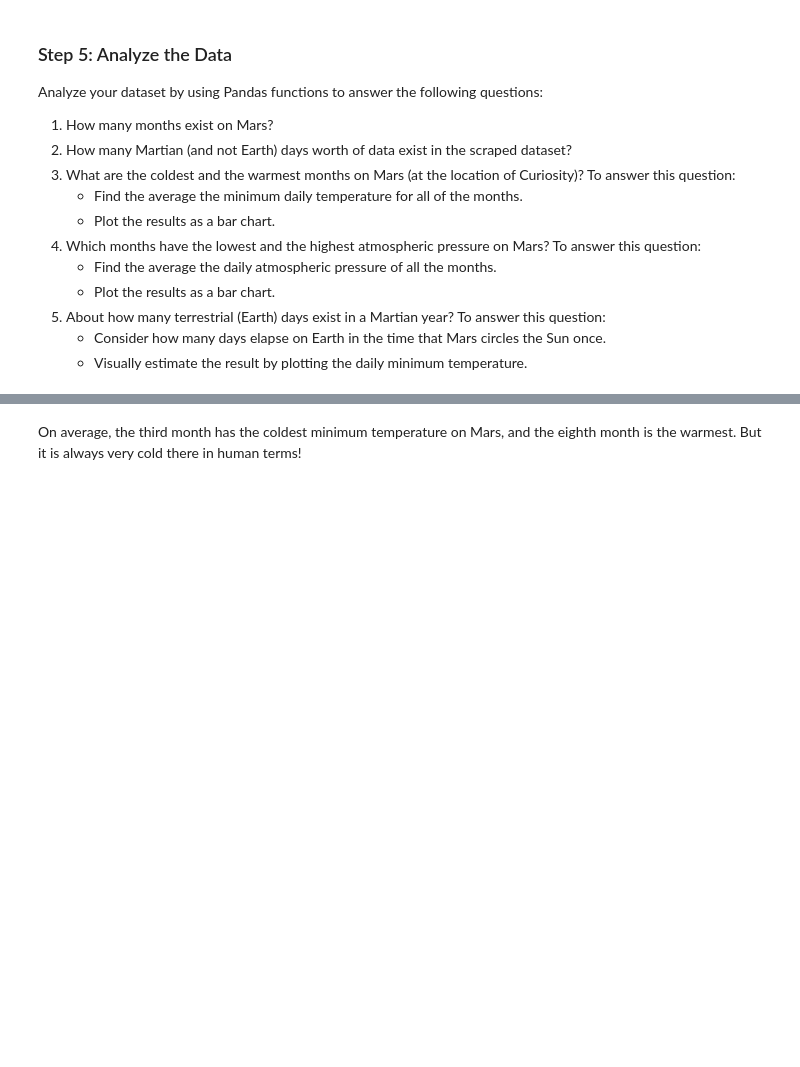
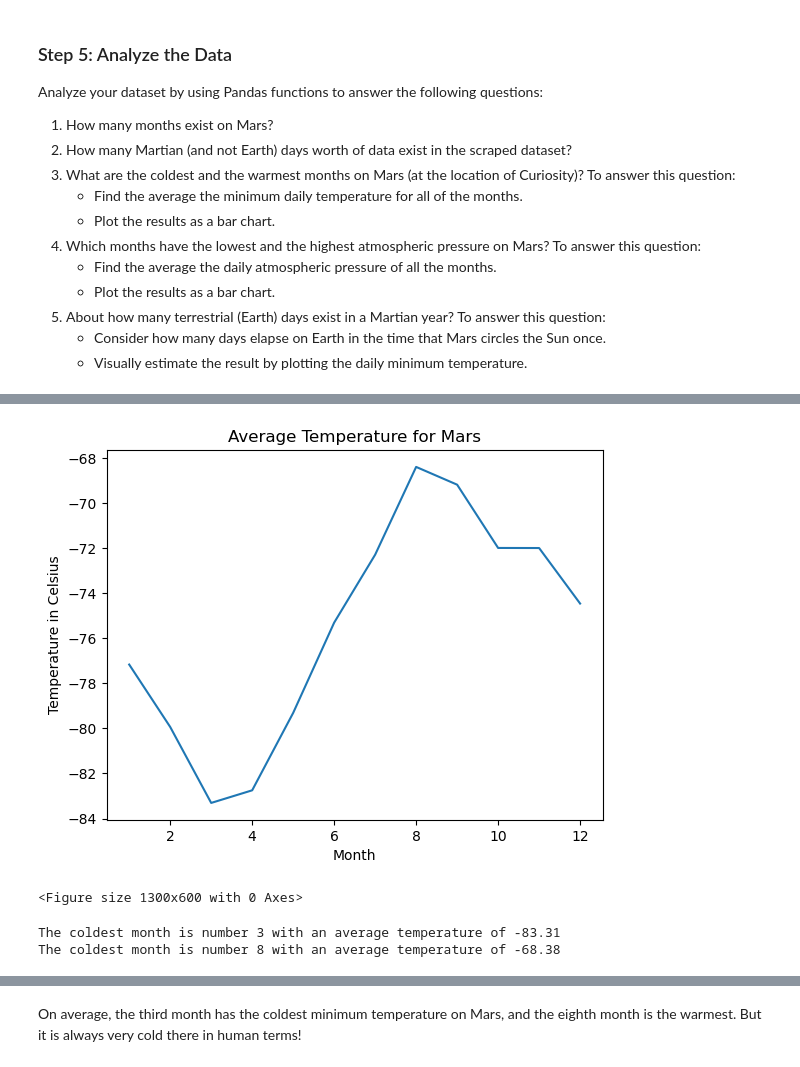
Before and after one commit to Clauym/data-collection, a Jupyter notebook: part_2_mars_weather.ipynb, the cells around one changed output, grey strips where cells are left out. Drawn from its saved outputs; the diff is of its cells as text; code cells hidden in the pictures; blank space fills up the shorter version.

```diff
--- a/part_2_mars_weather.ipynb
+++ b/part_2_mars_weather.ipynb
@@ -55,0 +70,19 @@ weather=[]
+# %%
+# Create an empty list
+weather=[]
+# Loop through the scraped data to create a list of rows
+rows=table.find_all('tr', class_="data-row") #.find_all('tr') #then list ... if rows=table.find('tr', class_="data-row")then object  find_all('tr', class_="data-row")
+
+#Store the data
+for row in rows:
+   data_list=[]
+   data=row.find_all('td')
+   for dat in data:
+      element_txt=dat.text.strip()
+      data_list.append(element_txt)
+   weather.append(data_list)
+
+print(weather)
+
+#Create dictionaries for each row
+columns=["id", "terrestrial_date", 'sol', "ls", "month", "min_temp", "pressure"]
@@ -56,4 +91,5 @@ weather=[]
 # %%
 # Create a Pandas DataFrame by using the list of rows and a list of the column names
+mars_df=pd.DataFrame(weather, columns=columns).set_index('id')
 # %%
 # Confirm DataFrame was created successfully
@@ -70,2 +129,10 @@ Examine the data types that are currently associated with each column. If necess
+# %%
+# Change data types for data analysis
+mars_df["sol"]=pd.to_numeric(mars_df["sol"])
+# Use a dictionary to columns
+types_dict = {'sol': int,'ls': float,'month':int,'min_temp': float,'pressure': float}
+mars_df = mars_df.astype(types_dict)
+#Convert the date
+cucu=mars_df['terrestrial_date']=pd.to_datetime(mars_df['terrestrial_date'])
 # %%
 # Confirm type changes were successful by examining data types again
@@ -92,2 +176,5 @@ Analyze your dataset by using Pandas functions to answer the following questions
 # %%
 # 3. What is the average low temperature by month?
+average_temp_by_month=mars_df.groupby(["month"]).mean()["min_temp"]
+avg_temp_df=pd.DataFrame({"Average Temperature":average_temp_by_month})
+avg_temp_df
@@ -98,2 +196,31 @@ Analyze your dataset by using Pandas functions to answer the following questions
+# %%
+# Plot the average temperature by month
+temp_graph=plt.plot(avg_temp_df)
+plt.title('Average Temperature for Mars')
+plt.xlabel('Month')
+plt.ylabel('Temperature in Celsius')
+plt.figure(figsize=(13,6))
+
+# Save the figure
+plt.savefig("Output/Mars_temp.png")
+
+# Show plot
+plt.show()
+# %% [output]
+[figure, added]
+<Figure size 1300x600 with 0 Axes>
+# %%
+# Identify the coldest and hottest months in Curiosity's location
+coldest_temp=avg_temp_df['Average Temperature'].min()
+warmest_temp=avg_temp_df['Average Temperature'].max()
+coldest=avg_temp_df.index[avg_temp_df['Average Temperature']==coldest_temp].tolist()[0]
+warmest=avg_temp_df.index[avg_temp_df['Average Temperature']==hottest_temp].tolist()[0]
+
+#Print the coldest and hottest months in Mars
+print(f"The coldest month is number {coldest} with an average temperature of {round(coldest_temp,2)}")
+print(f"The warmest month is number {warmest} with an average temperature of {round(warmest_temp,2)}")
+# %% [output]
+The coldest month is number 3 with an average temperature of -83.31
+The coldest month is number 8 with an average temperature of -68.38
 # %%
 # 4. Average pressure by Martian month
```
Also changed, not shown: parts of 17 cells of this notebook, 3 other files.
